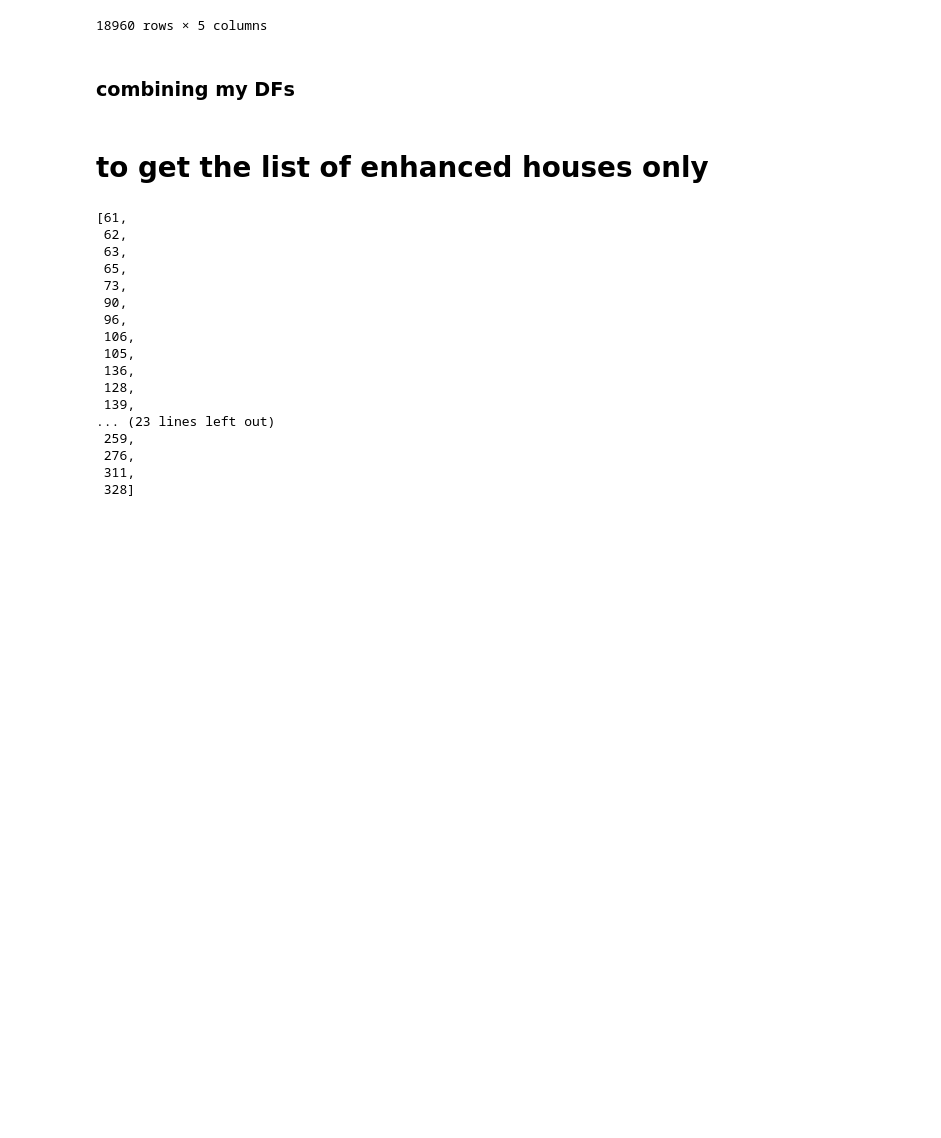
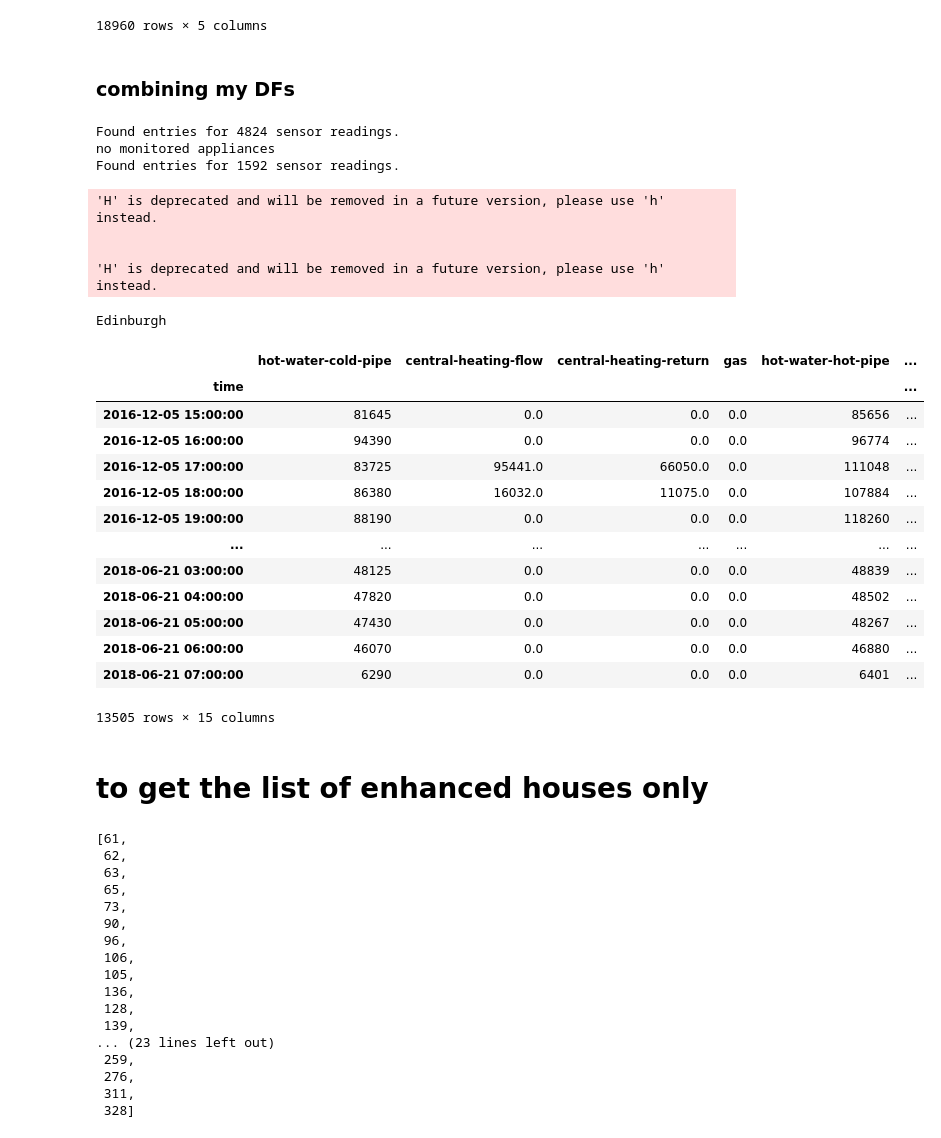
Before and after one commit to baz263/Ideal_dataset, a Jupyter notebook: coding/EDA/DF_builder_01_hourly.ipynb, the cells around one changed output. Cells and saved outputs as stored; diff of their text form; code cells hidden in the pictures; blank space fills up the shorter version.

```diff
--- a/coding/EDA/DF_builder_01_hourly.ipynb
+++ b/coding/EDA/DF_builder_01_hourly.ipynb
@@ -202,6 +203,31 @@ def df_combined(homeid):
 
 
     return merged_df
+# %%
+df_combined(67)
+# %% [output]
+Found entries for 4824 sensor readings.
+no monitored appliances
+Found entries for 1592 sensor readings.
+'H' is deprecated and will be removed in a future version, please use 'h' instead.
+
+
+'H' is deprecated and will be removed in a future version, please use 'h' instead.
+Edinburgh
+|  | hot-water-cold-pipe | central-heating-flow | central-heating-return | gas | hot-water-hot-pipe | ... |
+| time |  |  |  |  |  | ... |
+| 2016-12-05 15:00:00 | 81645 | 0.0 | 0.0 | 0.0 | 85656 | ... |
+| 2016-12-05 16:00:00 | 94390 | 0.0 | 0.0 | 0.0 | 96774 | ... |
+| 2016-12-05 17:00:00 | 83725 | 95441.0 | 66050.0 | 0.0 | 111048 | ... |
+| 2016-12-05 18:00:00 | 86380 | 16032.0 | 11075.0 | 0.0 | 107884 | ... |
+| 2016-12-05 19:00:00 | 88190 | 0.0 | 0.0 | 0.0 | 118260 | ... |
+| ... | ... | ... | ... | ... | ... | ... |
+| 2018-06-21 03:00:00 | 48125 | 0.0 | 0.0 | 0.0 | 48839 | ... |
+| 2018-06-21 04:00:00 | 47820 | 0.0 | 0.0 | 0.0 | 48502 | ... |
+| 2018-06-21 05:00:00 | 47430 | 0.0 | 0.0 | 0.0 | 48267 | ... |
+| 2018-06-21 06:00:00 | 46070 | 0.0 | 0.0 | 0.0 | 46880 | ... |
+| 2018-06-21 07:00:00 | 6290 | 0.0 | 0.0 | 0.0 | 6401 | ... |
+13505 rows × 15 columns
 # %% [markdown]
 # to get the list of enhanced houses only
 # %%
```
Also changed, not shown: parts of 39 cells of this notebook, 3 other files.
